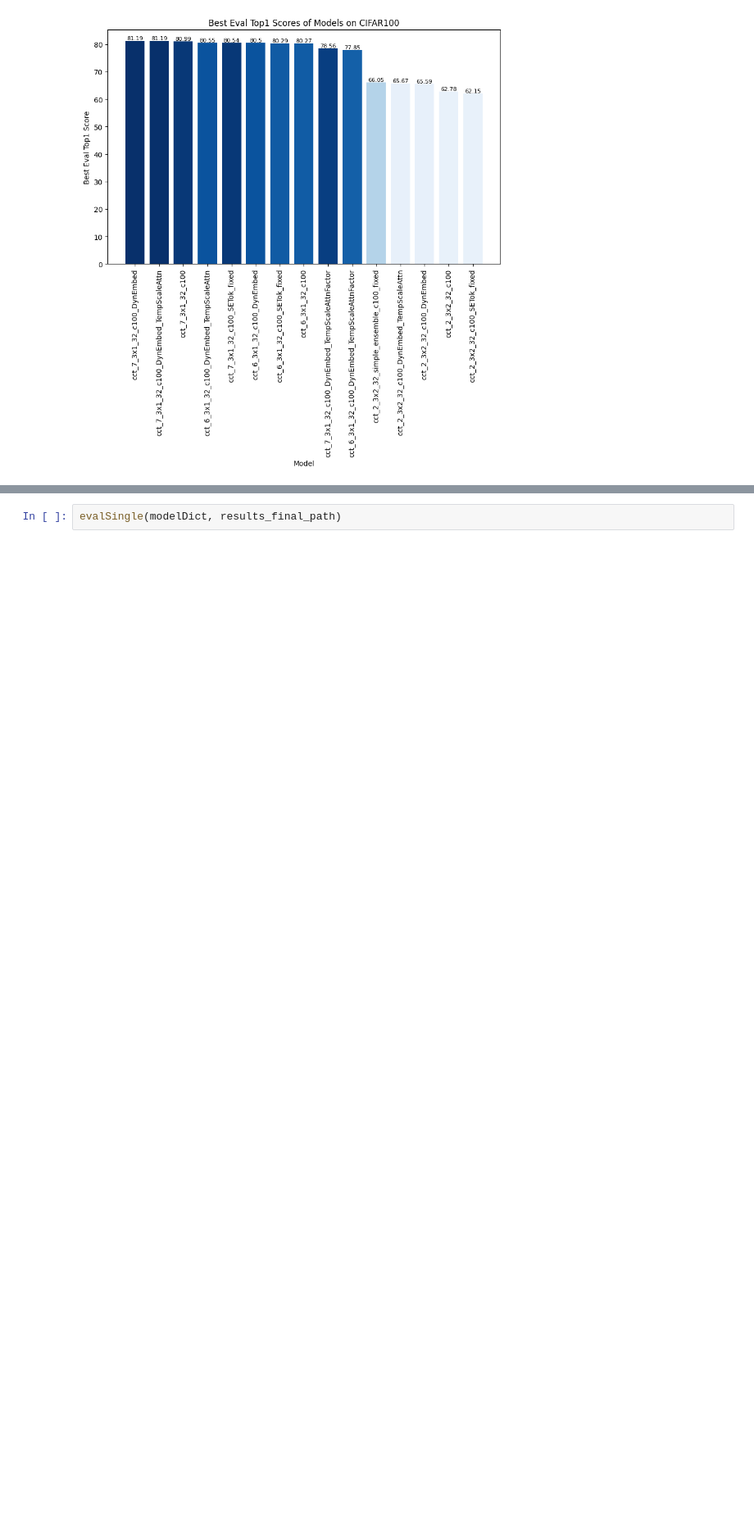
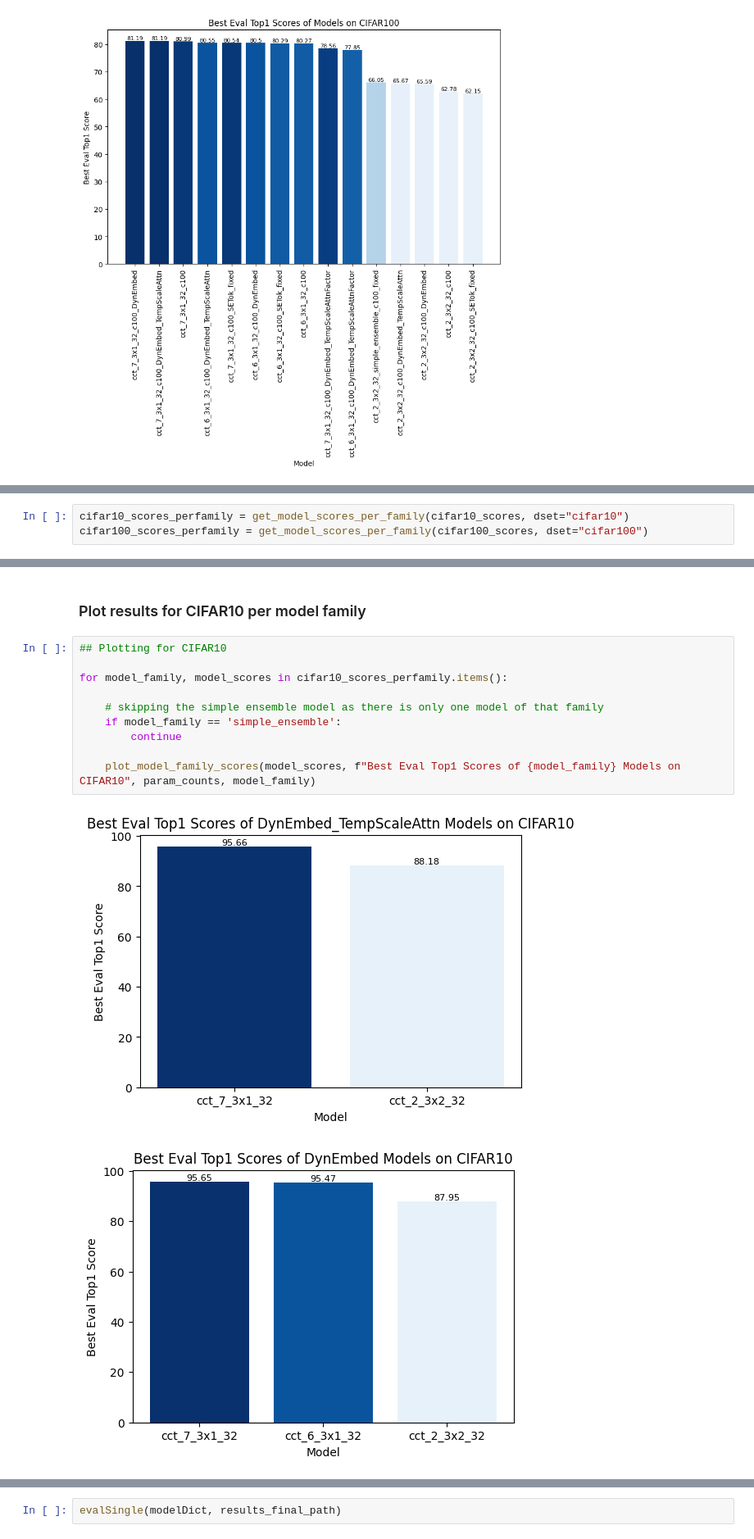
Before and after one commit to Inc0mple/Compact-Transformers, a Jupyter notebook: viz_eval.ipynb, the cells around one changed output, grey strips where cells are left out. Shown: that part at 82% size. Cells and saved outputs as stored; diff of their text form; blank space fills up the shorter version.

Commit message:
Added eval results visualisations per model family

```diff
--- a/viz_eval.ipynb
+++ b/viz_eval.ipynb
@@ -322,0 +384,3 @@ plot_scores(cifar100_scores, "Best Eval Top1 Scores of Models on CIFAR100", para
+# %%
+cifar10_scores_perfamily = get_model_scores_per_family(cifar10_scores, dset="cifar10")
+cifar100_scores_perfamily = get_model_scores_per_family(cifar100_scores, dset="cifar100")
@@ -322,0 +422,15 @@ plot_scores(cifar100_scores, "Best Eval Top1 Scores of Models on CIFAR100", para
+# %% [markdown]
+### Plot results for CIFAR10 per model family
+# %%
+## Plotting for CIFAR10
+
+for model_family, model_scores in cifar10_scores_perfamily.items():
+
+    # skipping the simple ensemble model as there is only one model of that family
+    if model_family == 'simple_ensemble':
+        continue
+
+    plot_model_family_scores(model_scores, f"Best Eval Top1 Scores of {model_family} Models on CIFAR10", param_counts, model_family)
+# %% [output]
+[figure, added]
+[figure, added]
```
Also changed, not shown: parts of 7 cells of this notebook.
